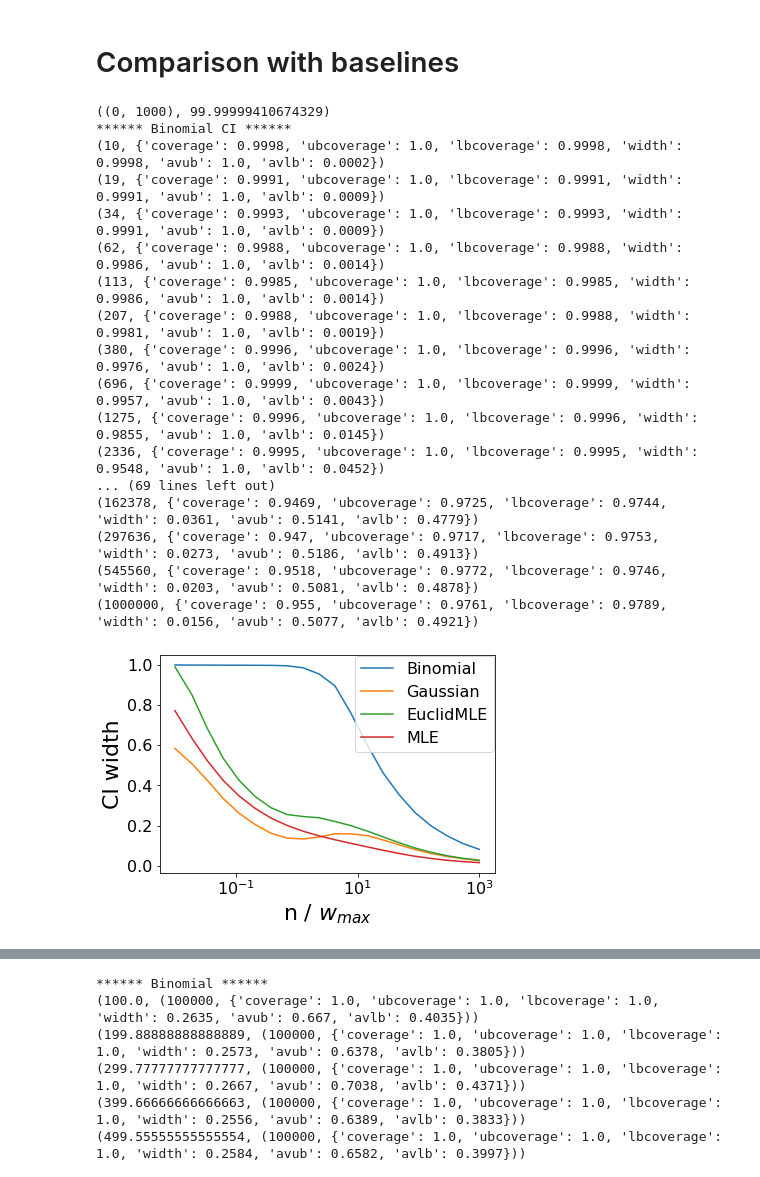
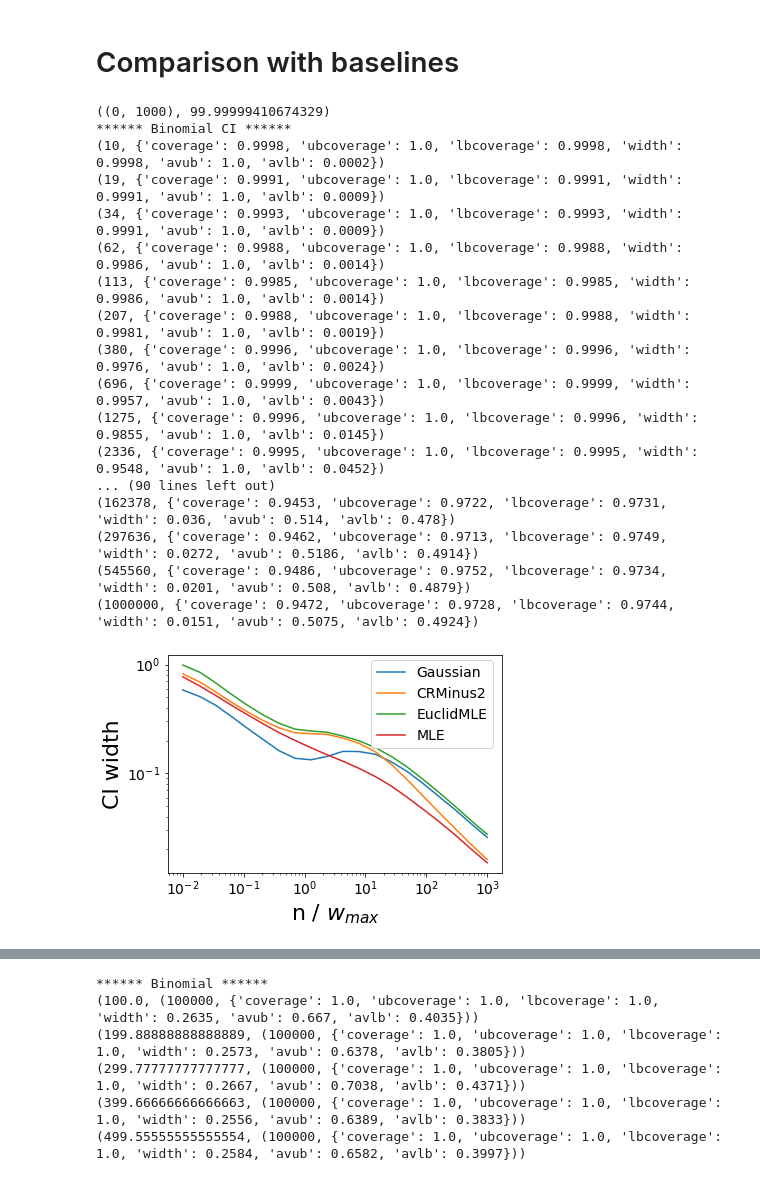
Before and after one commit to pmineiro/elfcb, a Jupyter notebook: EuclideanCI.ipynb, the cells around one changed output, grey strips where cells are left out. Saved outputs shown, nothing was run; the diff lists cells and outputs as text; code cells hidden in the pictures.

```diff
--- a/EuclideanCI.ipynb
+++ b/EuclideanCI.ipynb
@@ -526,6 +781,7 @@ allres = []
 for (name, method) in [
                         ('Binomial CI', lambda data, wmax, alpha, **kwargs: CITest.ClopperPearson.interval(data, wmax, alpha)),
                         ('Asymptotic Gaussian', lambda data, wmax, alpha, **kwargs: CITest.AsymptoticGaussian.interval(data, wmax, alpha)),
+                        ('CRMinus2', lambda data, wmax, alpha, **kwargs: CITest.CrMinus2.interval(data, wmax, alpha)[0]),
                         ('Euclidean', lambda data, wmax, alpha, **kwargs: CITest.Euclidean.interval(data, wmax, alpha)),
                         ('MLE CI', lambda data, **kwargs: MLE.MLE.asymptoticconfidenceinterval(datagen=lambda: data, **kwargs)[0]),
 
@@ -551,11 +807,11 @@ pickle.dump( allres, open( "epsilongreedy_ci_allres.p", "wb" ) )
 (696, {'coverage': 0.9999, 'ubcoverage': 1.0, 'lbcoverage': 0.9999, 'width': 0.9957, 'avub': 1.0, 'avlb': 0.0043})
 (1275, {'coverage': 0.9996, 'ubcoverage': 1.0, 'lbcoverage': 0.9996, 'width': 0.9855, 'avub': 1.0, 'avlb': 0.0145})
 (2336, {'coverage': 0.9995, 'ubcoverage': 1.0, 'lbcoverage': 0.9995, 'width': 0.9548, 'avub': 1.0, 'avlb': 0.0452})
-... (69 lines left out)
-(162378, {'coverage': 0.9469, 'ubcoverage': 0.9725, 'lbcoverage': 0.9744, 'width': 0.0361, 'avub': 0.5141, 'avlb': 0.4779})
-(297636, {'coverage': 0.947, 'ubcoverage': 0.9717, 'lbcoverage': 0.9753, 'width': 0.0273, 'avub': 0.5186, 'avlb': 0.4913})
-(545560, {'coverage': 0.9518, 'ubcoverage': 0.9772, 'lbcoverage': 0.9746, 'width': 0.0203, 'avub': 0.5081, 'avlb': 0.4878})
-(1000000, {'coverage': 0.955, 'ubcoverage': 0.9761, 'lbcoverage': 0.9789, 'width': 0.0156, 'avub': 0.5077, 'avlb': 0.4921})
+... (90 lines left out)
+(162378, {'coverage': 0.9453, 'ubcoverage': 0.9722, 'lbcoverage': 0.9731, 'width': 0.036, 'avub': 0.514, 'avlb': 0.478})
+(297636, {'coverage': 0.9462, 'ubcoverage': 0.9713, 'lbcoverage': 0.9749, 'width': 0.0272, 'avub': 0.5186, 'avlb': 0.4914})
+(545560, {'coverage': 0.9486, 'ubcoverage': 0.9752, 'lbcoverage': 0.9734, 'width': 0.0201, 'avub': 0.508, 'avlb': 0.4879})
+(1000000, {'coverage': 0.9472, 'ubcoverage': 0.9728, 'lbcoverage': 0.9744, 'width': 0.0151, 'avub': 0.5075, 'avlb': 0.4924})
 # %%
 %matplotlib inline
 
@@ -689,7 +945,7 @@ class FlassPlot:
 
         mscale.register_scale(FlassPlot.ExpScale)
 
-        SMALL_SIZE = 16
+        SMALL_SIZE = 14
         MEDIUM_SIZE = 22
         BIGGER_SIZE = 24
 
@@ -717,43 +973,46 @@ class FlassPlot:
     @staticmethod
     def pic(x, y, label):
         import matplotlib.pyplot as plt
-        plt.semilogx(x, y, label=label)
+#         plt.semilogx(x, y, label=label)
 
-        #plt.loglog(x, y, label=label)
+        plt.loglog(x, y, label=label)
         plt.legend()
 
     @staticmethod
     def axeslabel(xlabel, ylabel):
         import matplotlib.pyplot as plt
         plt.xlabel(xlabel)
         plt.ylabel(ylabel)
 
     @staticmethod
     def title(title):
         import matplotlib.pyplot as plt
         plt.title(title)
 
     @staticmethod
     def legend(**kwargs):
         import matplotlib.pyplot as plt
         plt.legend(**kwargs)
 
     @staticmethod
     def savefig(filename):
         import matplotlib.pyplot as plt
         plt.savefig(filename, bbox_inches='tight')
 
 import pickle
 allres = pickle.load(open( "epsilongreedy_ci_allres.p", "rb" ) )
 
 renameit = { "Binomial CI": "Binomial", "Asymptotic Gaussian": "Gaussian", "MLE CI": "MLE", "Euclidean": "EuclidMLE" }
+skip = { "Binomial CI" : 1, }
 FlassPlot.forpaper()
 for name, res in allres:
+    if name in skip:
+        continue
     FlassPlot.pic([ x[0] / wmax for x in res ], [ x[1]['width'] for x in res ], label=renameit.get(name, name))
 FlassPlot.legend(loc="center", bbox_to_anchor=[0.79,0.775])
 FlassPlot.axeslabel('n / $w_{max}$', 'CI width')
 # %% [output]
-[figure, old version]
+[figure, new version]
 # %%
 %matplotlib inline
 
```
Also changed, not shown: parts of 14 cells of this notebook, 3 other files.
